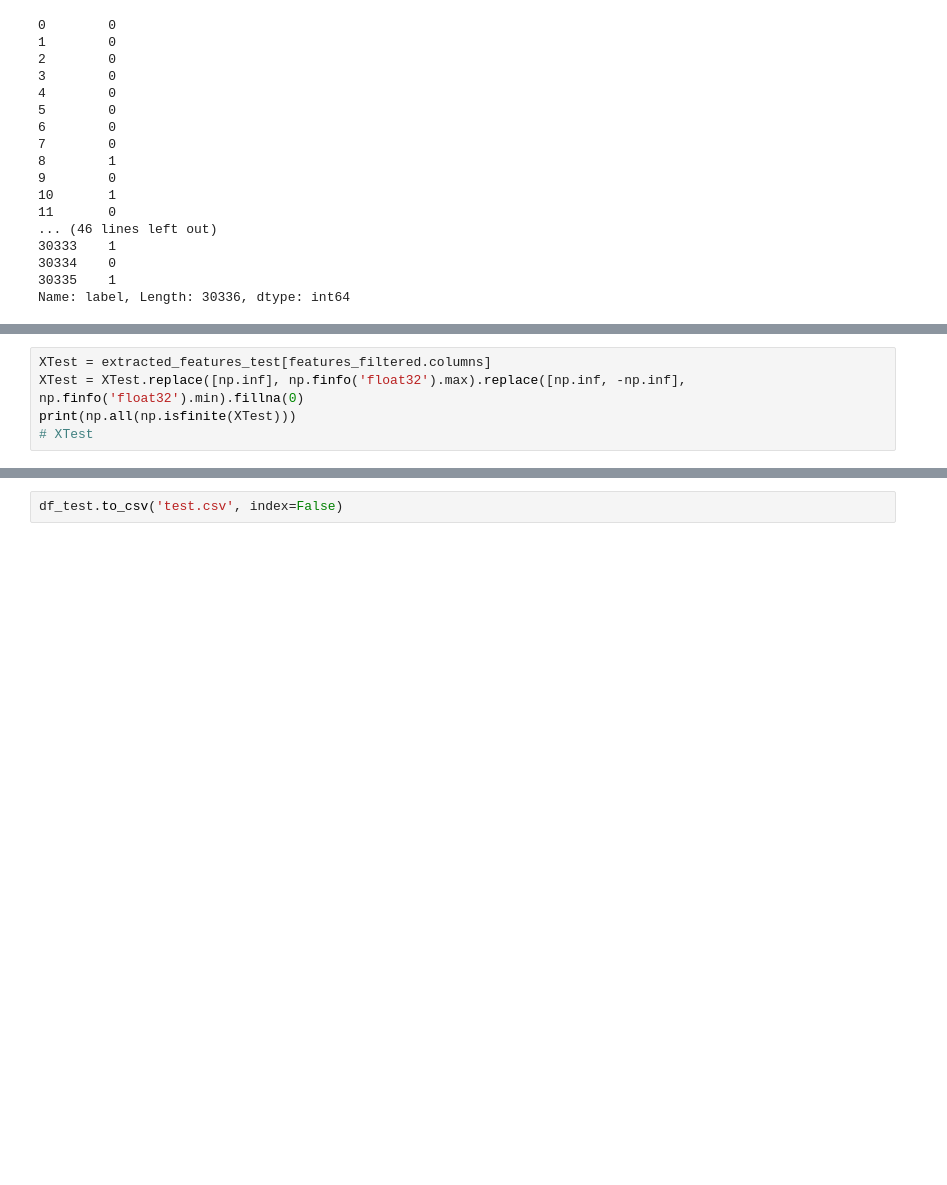
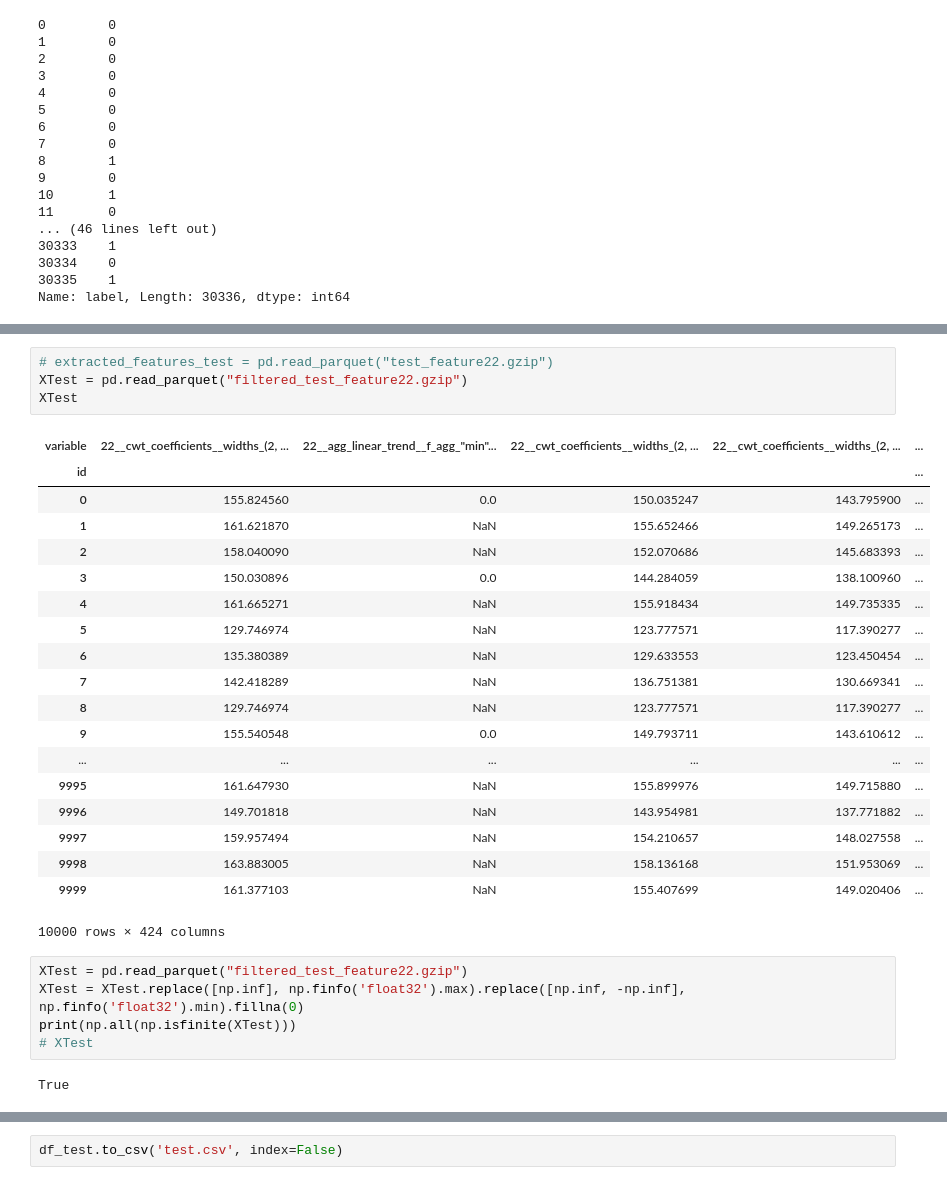
Before and after one commit to chanjunweimy/cs5228project, a Jupyter notebook: data_exploration.ipynb, the cells around one changed output, grey strips where cells are left out. Cells and saved outputs as stored; diff of their text form; blank space fills up the shorter version.

Commit message:
code that generate gzip files and xgboost

```diff
--- a/data_exploration.ipynb
+++ b/data_exploration.ipynb
@@ -278,8 +307,34 @@ XTest
+# %%
+# extracted_features_test = pd.read_parquet("test_feature22.gzip")
+XTest = pd.read_parquet("filtered_test_feature22.gzip")
+XTest
+# %% [output]
+| variable | 22__cwt_coefficients__widths_(2, ... | 22__agg_linear_trend__f_agg_"min"... | 22__cwt_coefficients__widths_(2, ... | 22__cwt_coefficients__widths_(2, ... | ... |
+| id |  |  |  |  | ... |
+| 0 | 155.824560 | 0.0 | 150.035247 | 143.795900 | ... |
+| 1 | 161.621870 | NaN | 155.652466 | 149.265173 | ... |
+| 2 | 158.040090 | NaN | 152.070686 | 145.683393 | ... |
+| 3 | 150.030896 | 0.0 | 144.284059 | 138.100960 | ... |
+| 4 | 161.665271 | NaN | 155.918434 | 149.735335 | ... |
+| 5 | 129.746974 | NaN | 123.777571 | 117.390277 | ... |
+| 6 | 135.380389 | NaN | 129.633553 | 123.450454 | ... |
+| 7 | 142.418289 | NaN | 136.751381 | 130.669341 | ... |
+| 8 | 129.746974 | NaN | 123.777571 | 117.390277 | ... |
+| 9 | 155.540548 | 0.0 | 149.793711 | 143.610612 | ... |
+| ... | ... | ... | ... | ... | ... |
+| 9995 | 161.647930 | NaN | 155.899976 | 149.715880 | ... |
+| 9996 | 149.701818 | NaN | 143.954981 | 137.771882 | ... |
+| 9997 | 159.957494 | NaN | 154.210657 | 148.027558 | ... |
+| 9998 | 163.883005 | NaN | 158.136168 | 151.953069 | ... |
+| 9999 | 161.377103 | NaN | 155.407699 | 149.020406 | ... |
+10000 rows × 424 columns
 # %%
-XTest = extracted_features_test[features_filtered.columns]
+XTest = pd.read_parquet("filtered_test_feature22.gzip")
 XTest = XTest.replace([np.inf], np.finfo('float32').max).replace([np.inf, -np.inf], np.finfo('float32').min).fillna(0)
 print(np.all(np.isfinite(XTest)))
 # XTest
+# %% [output]
+True
 # %%
 XTest = preprocessing.scale(XTest)
 XTest
```
Also changed, not shown: parts of 28 cells of this notebook, 2 other files.
